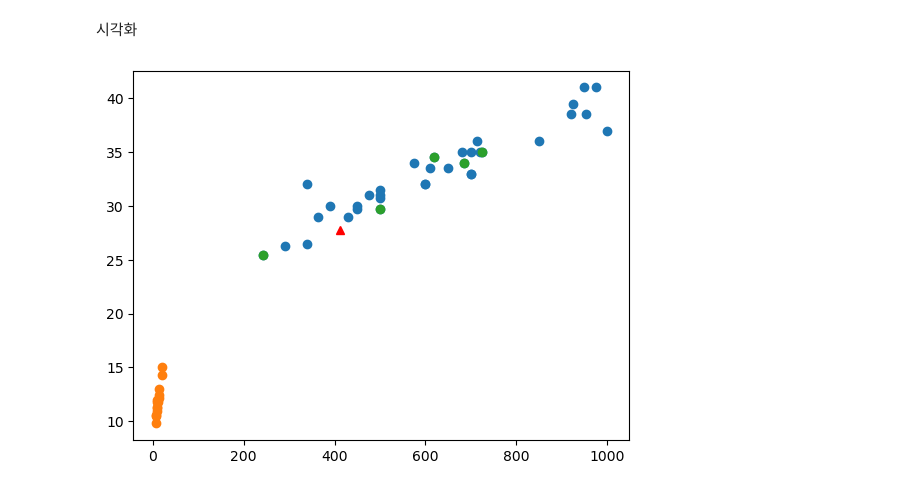
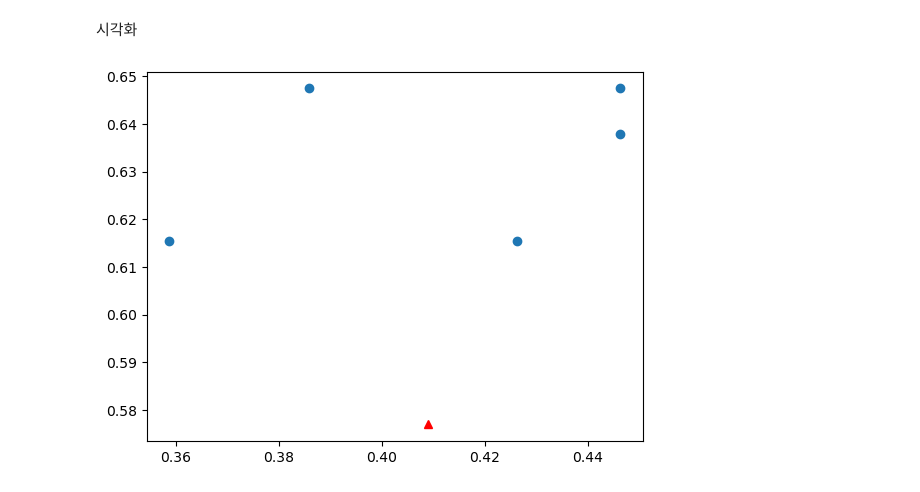
Before and after one commit to dlrjrlaudwn/KDT, a Jupyter notebook: ML/0826/find_fish03.ipynb, the cells around one changed output. Cells and saved outputs as stored; diff of their text form; code cells hidden in the pictures.

```diff
--- a/ML/0826/find_fish03.ipynb
+++ b/ML/0826/find_fish03.ipynb
@@ -148,7 +153,7 @@ model.score(x_test,y_test)
 - 학습/훈련과 테스트에 사용하지 않은 데이터 사용해야 함
 - 입력 데이터가 2d여야 함
 # %%
-new_data=pd.DataFrame([[413,27.8]],columns=model.feature_names_in_)
+new_data=pd.DataFrame([[413,27.8]],columns=['Weight','Length'])
 new_data
 # %% [output]
 |  | Weight | Length |
@@ -159,0 +165,3 @@ array([0], dtype=int64)
+# %%
+new_data_scaled=mmscaler.transform(new_data)
+new_data_scaled
@@ -160,7 +175,7 @@ array([0], dtype=int64)
 # %% [markdown]
 최근접 k개 데이터 찾기
 # %%
-distance,index=model.kneighbors(new_data)
+distance,index=model.kneighbors(new_data_scaled)
 # %%
 distance
 # %% [output]
@@ -169,0 +196,6 @@ neighbors=index.reshape(-1).tolist()
+# %%
+k_weight=x_train_scaled[neighbors][:,0]
+k_length=x_train_scaled[neighbors][:,1]
+
+print(k_weight,k_length,sep='\n')
+print(new_data_scaled)
@@ -185,10 +242,10 @@ twofish.iloc[neighbors]
 # %% [markdown]
 시각화
 # %%
-plt.scatter(twofish.loc[:34,'Weight'],twofish.loc[:34,'Length'])
-plt.scatter(twofish.loc[35:,'Weight'],twofish.loc[35:,'Length'])
-plt.plot(new_data['Weight'],new_data['Length'],'r^')
-plt.scatter(twofish.iloc[neighbors]['Weight'], twofish.iloc[neighbors]['Length'])
+# plt.scatter(twofish.loc[:34,'Weight'],twofish.loc[:34,'Length'])
+# plt.scatter(twofish.loc[35:,'Weight'],twofish.loc[35:,'Length'])
+plt.plot(new_data_scaled[0,0],new_data_scaled[0,1],'r^')
+plt.scatter(k_weight,k_length)
 plt.show()
 # %% [output]
-[figure, old version]
+[figure, new version]
```
Also changed, not shown: parts of 17 cells of this notebook.
